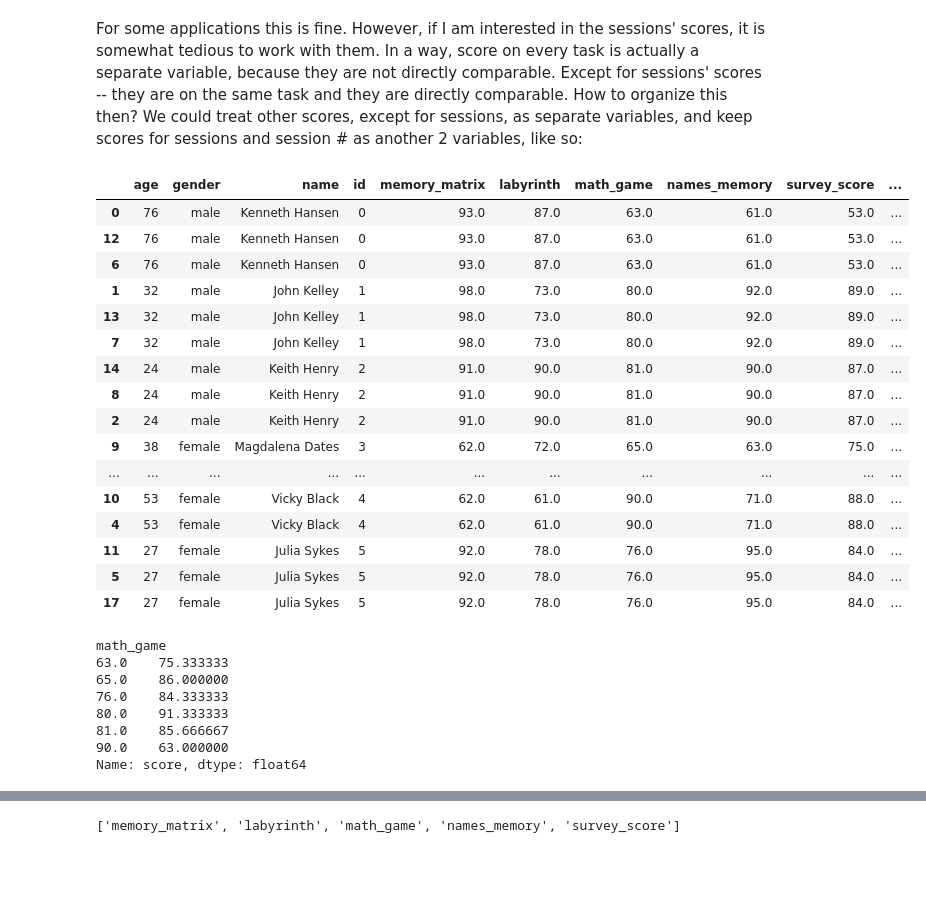
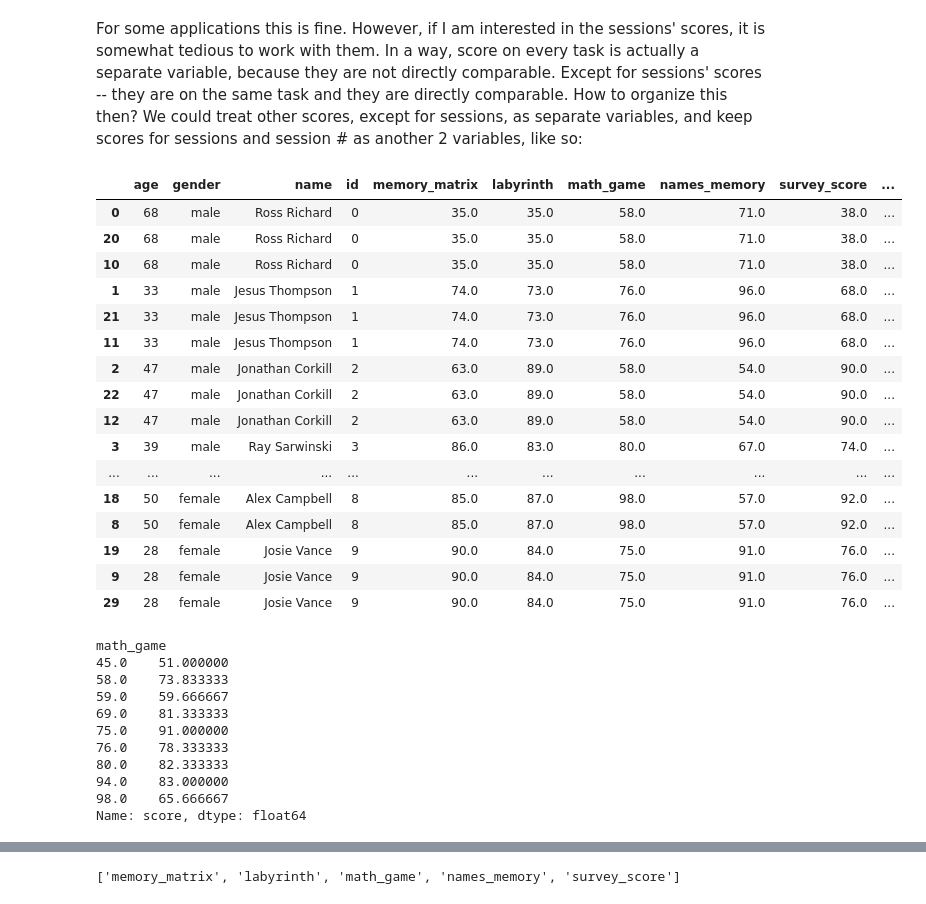
Before and after one commit to antopolskiy/sciprog, a Jupyter notebook: 002_data_organization_00_slides.ipynb, the cells around one changed output, grey strips where cells are left out. Drawn from its saved outputs; the diff is of its cells as text; code cells hidden in the pictures; blank space fills up the shorter version.

```diff
--- a/002_data_organization_00_slides.ipynb
+++ b/002_data_organization_00_slides.ipynb
@@ -290,7 +313,7 @@ But this examples is a bit complicated, so let's look at another one, which can
 # generate subjects data
 
 # number of subjects
-n = 6
+n = 10
 
 subjects_id = np.arange(n)
 
@@ -407,36 +434,41 @@ For some applications this is fine. However, if I am interested in the sessions'
 # %%
 df_tidy_2 = pd.melt(df, id_vars=['age','gender','name','id','memory_matrix',
                      'labyrinth', 'math_game', 'names_memory', 'survey_score'],
                     var_name='session',value_name='score')
+
+df_tidy_2['session'].replace({s:int(s[-1]) for s in df_tidy_2['session'].unique()}, inplace=True)
 df_tidy_2.sort_values('id')
 # %% [output]
 |  | age | gender | name | id | memory_matrix | labyrinth | math_game | names_memory | survey_score | ... |
-| 0 | 76 | male | Kenneth Hansen | 0 | 93.0 | 87.0 | 63.0 | 61.0 | 53.0 | ... |
-| 12 | 76 | male | Kenneth Hansen | 0 | 93.0 | 87.0 | 63.0 | 61.0 | 53.0 | ... |
-| 6 | 76 | male | Kenneth Hansen | 0 | 93.0 | 87.0 | 63.0 | 61.0 | 53.0 | ... |
-| 1 | 32 | male | John Kelley | 1 | 98.0 | 73.0 | 80.0 | 92.0 | 89.0 | ... |
-| 13 | 32 | male | John Kelley | 1 | 98.0 | 73.0 | 80.0 | 92.0 | 89.0 | ... |
-| 7 | 32 | male | John Kelley | 1 | 98.0 | 73.0 | 80.0 | 92.0 | 89.0 | ... |
-| 14 | 24 | male | Keith Henry | 2 | 91.0 | 90.0 | 81.0 | 90.0 | 87.0 | ... |
-| 8 | 24 | male | Keith Henry | 2 | 91.0 | 90.0 | 81.0 | 90.0 | 87.0 | ... |
-| 2 | 24 | male | Keith Henry | 2 | 91.0 | 90.0 | 81.0 | 90.0 | 87.0 | ... |
-| 9 | 38 | female | Magdalena Dates | 3 | 62.0 | 72.0 | 65.0 | 63.0 | 75.0 | ... |
+| 0 | 68 | male | Ross Richard | 0 | 35.0 | 35.0 | 58.0 | 71.0 | 38.0 | ... |
+| 20 | 68 | male | Ross Richard | 0 | 35.0 | 35.0 | 58.0 | 71.0 | 38.0 | ... |
+| 10 | 68 | male | Ross Richard | 0 | 35.0 | 35.0 | 58.0 | 71.0 | 38.0 | ... |
+| 1 | 33 | male | Jesus Thompson | 1 | 74.0 | 73.0 | 76.0 | 96.0 | 68.0 | ... |
+| 21 | 33 | male | Jesus Thompson | 1 | 74.0 | 73.0 | 76.0 | 96.0 | 68.0 | ... |
+| 11 | 33 | male | Jesus Thompson | 1 | 74.0 | 73.0 | 76.0 | 96.0 | 68.0 | ... |
+| 2 | 47 | male | Jonathan Corkill | 2 | 63.0 | 89.0 | 58.0 | 54.0 | 90.0 | ... |
+| 22 | 47 | male | Jonathan Corkill | 2 | 63.0 | 89.0 | 58.0 | 54.0 | 90.0 | ... |
+| 12 | 47 | male | Jonathan Corkill | 2 | 63.0 | 89.0 | 58.0 | 54.0 | 90.0 | ... |
+| 3 | 39 | male | Ray Sarwinski | 3 | 86.0 | 83.0 | 80.0 | 67.0 | 74.0 | ... |
 | ... | ... | ... | ... | ... | ... | ... | ... | ... | ... | ... |
-| 10 | 53 | female | Vicky Black | 4 | 62.0 | 61.0 | 90.0 | 71.0 | 88.0 | ... |
-| 4 | 53 | female | Vicky Black | 4 | 62.0 | 61.0 | 90.0 | 71.0 | 88.0 | ... |
-| 11 | 27 | female | Julia Sykes | 5 | 92.0 | 78.0 | 76.0 | 95.0 | 84.0 | ... |
-| 5 | 27 | female | Julia Sykes | 5 | 92.0 | 78.0 | 76.0 | 95.0 | 84.0 | ... |
-| 17 | 27 | female | Julia Sykes | 5 | 92.0 | 78.0 | 76.0 | 95.0 | 84.0 | ... |
+| 18 | 50 | female | Alex Campbell | 8 | 85.0 | 87.0 | 98.0 | 57.0 | 92.0 | ... |
+| 8 | 50 | female | Alex Campbell | 8 | 85.0 | 87.0 | 98.0 | 57.0 | 92.0 | ... |
+| 19 | 28 | female | Josie Vance | 9 | 90.0 | 84.0 | 75.0 | 91.0 | 76.0 | ... |
+| 9 | 28 | female | Josie Vance | 9 | 90.0 | 84.0 | 75.0 | 91.0 | 76.0 | ... |
+| 29 | 28 | female | Josie Vance | 9 | 90.0 | 84.0 | 75.0 | 91.0 | 76.0 | ... |
 # %%
 df_tidy_2.groupby('math_game')['score'].mean()
 # %% [output]
 math_game
-63.0    75.333333
-65.0    86.000000
-76.0    84.333333
-80.0    91.333333
-81.0    85.666667
-90.0    63.000000
+45.0    51.000000
+58.0    73.833333
+59.0    59.666667
+69.0    81.333333
+75.0    91.000000
+76.0    78.333333
+80.0    82.333333
+94.0    83.000000
+98.0    65.666667
 Name: score, dtype: float64
 # %%
 df_tidy_2.groupby('math_game')['score'].mean().plot(marker='o',linestyle='')
```
Also changed, not shown: parts of 14 cells of this notebook.
